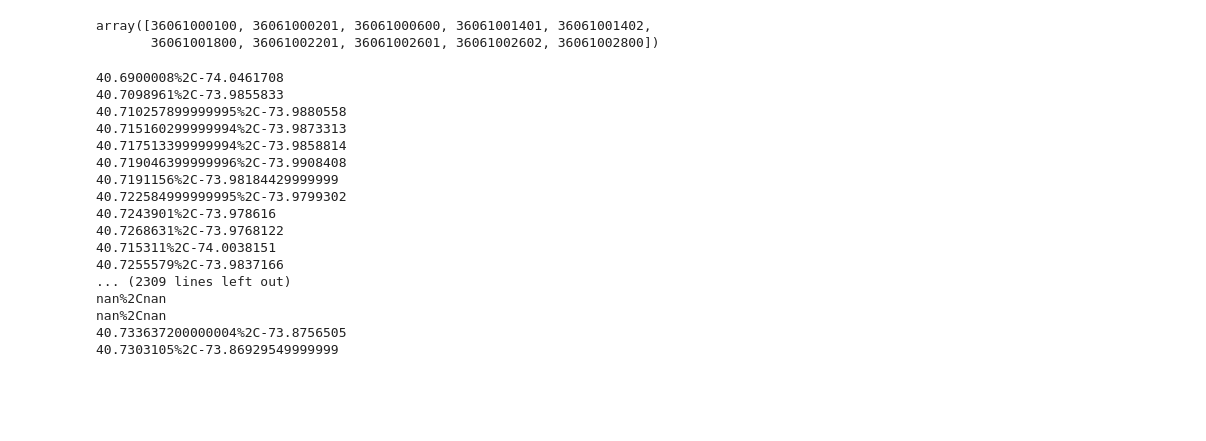
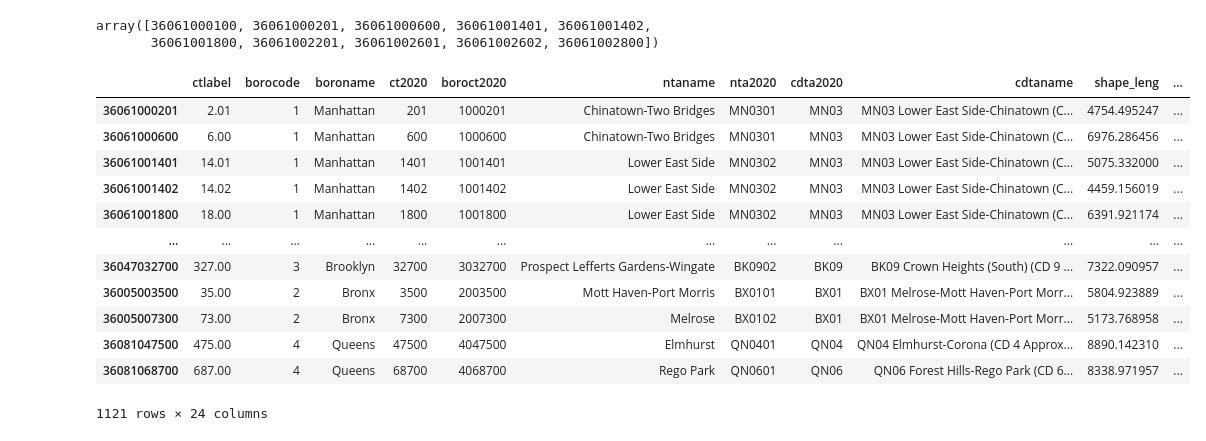
Before and after one commit to emj1020/complex_urban_systems_finalproj, a Jupyter notebook: Scripts/public_transit_TT_generator.ipynb, the cells around one changed output. Drawn from its saved outputs; the diff is of its cells as text; code cells hidden in the pictures; blank space fills up the shorter version.

```diff
--- a/Scripts/public_transit_TT_generator.ipynb
+++ b/Scripts/public_transit_TT_generator.ipynb
@@ -109,7 +112,6 @@ array([36061000100, 36061000201, 36061000600, 36061001401, 36061001402,
        36061001800, 36061002201, 36061002601, 36061002602, 36061002800])
 # %%
 
-api_key=''
 destination_coords='40.715311%2C-74.0038151%7C40.866639%2C-73.90590209999999%7C40.738837%2C-73.977086%7C40.703277500000006%2C-73.80507929999999%7C40.614507200000006%2C-74.0244665'
 
 O_CT_df['CBD1']=np.nan
@@ -118,8 +120,9 @@ O_CT_df['CBD3']=np.nan
 O_CT_df['CBD4']=np.nan
 O_CT_df['CBD5']=np.nan
 
-for geoid in [36061000100, 36061000201, 36061000600, 36061001401, 36061001402,
-       36061001800, 36061002201, 36061002601, 36061002602, 36061002800]:
+for geoid in [36061000201]:
+#for geoid in [36061000100, 36061000201, 36061000600, 36061001401, 36061001402,
+ #      36061001800, 36061002201, 36061002601, 36061002602, 36061002800]:
 #for geoid in O_CT_df.index.values: #uncomment this out when sure that it works!
     origin_coords=O_CT_df.loc[geoid,'formatted']
     #9AM on Monday morning
@@ -133,40 +136,38 @@ for geoid in [36061000100, 36061000201, 36061000600, 36061001401, 36061001402,
     data = response.json()
     json_data = response.json() if response and response.status_code == 200 else None
     try:
-        O_CT_df.loc[geoid,'CBD1']=int(json_data['rows'][0]['elements'][0]['duration']['text'][:-5])
+        O_CT_df.loc[geoid,'CBD1']=round(json_data['rows'][0]['elements'][0]['duration']['value']/60) #number of minutes it takes to comute
     except:
         O_CT_df.loc[geoid,'CBD1']=np.nan
     try:
-        O_CT_df.loc[geoid,'CBD2']=int(json_data['rows'][0]['elements'][1]['duration']['text'][:-5])
+        O_CT_df.loc[geoid,'CBD2']=round(json_data['rows'][0]['elements'][1]['duration']['value']/60)
     except:
         O_CT_df.loc[geoid,'CBD2']==np.nan
     try:
-        O_CT_df.loc[geoid,'CBD3']=int(json_data['rows'][0]['elements'][2]['duration']['text'][:-5])
+        O_CT_df.loc[geoid,'CBD3']=round(json_data['rows'][0]['elements'][2]['duration']['value']/60)
     except:
         O_CT_df.loc[geoid,'CBD3']==np.nan
     try:
-        O_CT_df.loc[geoid,'CBD4']=int(json_data['rows'][0]['elements'][3]['duration']['text'][:-5])
+        O_CT_df.loc[geoid,'CBD4']=round(json_data['rows'][0]['elements'][3]['duration']['value']/60)
     except:
         O_CT_df.loc[geoid,'CBD4']==np.nan
     try:
-        O_CT_df.loc[geoid,'CBD5']=int(json_data['rows'][0]['elements'][4]['duration']['text'][:-5])
+        O_CT_df.loc[geoid,'CBD5']=round(json_data['rows'][0]['elements'][4]['duration']['value']/60)
     except:
         O_CT_df.loc[geoid,'CBD5']==np.nan
-# %% [output]
-40.6900008%2C-74.0461708
-40.7098961%2C-73.9855833
-40.710257899999995%2C-73.9880558
-40.715160299999994%2C-73.9873313
-40.717513399999994%2C-73.9858814
-40.719046399999996%2C-73.9908408
-40.7191156%2C-73.98184429999999
-40.722584999999995%2C-73.9799302
-40.7243901%2C-73.978616
-40.7268631%2C-73.9768122
-40.715311%2C-74.0038151
-40.7255579%2C-73.9837166
-... (2309 lines left out)
-nan%2Cnan
-nan%2Cnan
-40.733637200000004%2C-73.8756505
-40.7303105%2C-73.86929549999999
+# %%
+O_CT_df
+# %% [output]
+|  | ctlabel | borocode | boroname | ct2020 | boroct2020 | ntaname | nta2020 | cdta2020 | cdtaname | shape_leng | ... |
+| 36061000201 | 2.01 | 1 | Manhattan | 201 | 1000201 | Chinatown-Two Bridges | MN0301 | MN03 | MN03 Lower East Side-Chinatown (C... | 4754.495247 | ... |
+| 36061000600 | 6.00 | 1 | Manhattan | 600 | 1000600 | Chinatown-Two Bridges | MN0301 | MN03 | MN03 Lower East Side-Chinatown (C... | 6976.286456 | ... |
+| 36061001401 | 14.01 | 1 | Manhattan | 1401 | 1001401 | Lower East Side | MN0302 | MN03 | MN03 Lower East Side-Chinatown (C... | 5075.332000 | ... |
+| 36061001402 | 14.02 | 1 | Manhattan | 1402 | 1001402 | Lower East Side | MN0302 | MN03 | MN03 Lower East Side-Chinatown (C... | 4459.156019 | ... |
+| 36061001800 | 18.00 | 1 | Manhattan | 1800 | 1001800 | Lower East Side | MN0302 | MN03 | MN03 Lower East Side-Chinatown (C... | 6391.921174 | ... |
+| ... | ... | ... | ... | ... | ... | ... | ... | ... | ... | ... | ... |
+| 36047032700 | 327.00 | 3 | Brooklyn | 32700 | 3032700 | Prospect Lefferts Gardens-Wingate | BK0902 | BK09 | BK09 Crown Heights (South) (CD 9 ... | 7322.090957 | ... |
+| 36005003500 | 35.00 | 2 | Bronx | 3500 | 2003500 | Mott Haven-Port Morris | BX0101 | BX01 | BX01 Melrose-Mott Haven-Port Morr... | 5804.923889 | ... |
+| 36005007300 | 73.00 | 2 | Bronx | 7300 | 2007300 | Melrose | BX0102 | BX01 | BX01 Melrose-Mott Haven-Port Morr... | 5173.768958 | ... |
+| 36081047500 | 475.00 | 4 | Queens | 47500 | 4047500 | Elmhurst | QN0401 | QN04 | QN04 Elmhurst-Corona (CD 4 Approx... | 8890.142310 | ... |
+| 36081068700 | 687.00 | 4 | Queens | 68700 | 4068700 | Rego Park | QN0601 | QN06 | QN06 Forest Hills-Rego Park (CD 6... | 8338.971957 | ... |
+1121 rows × 24 columns
```
Also changed, not shown: parts of 6 cells of this notebook.
